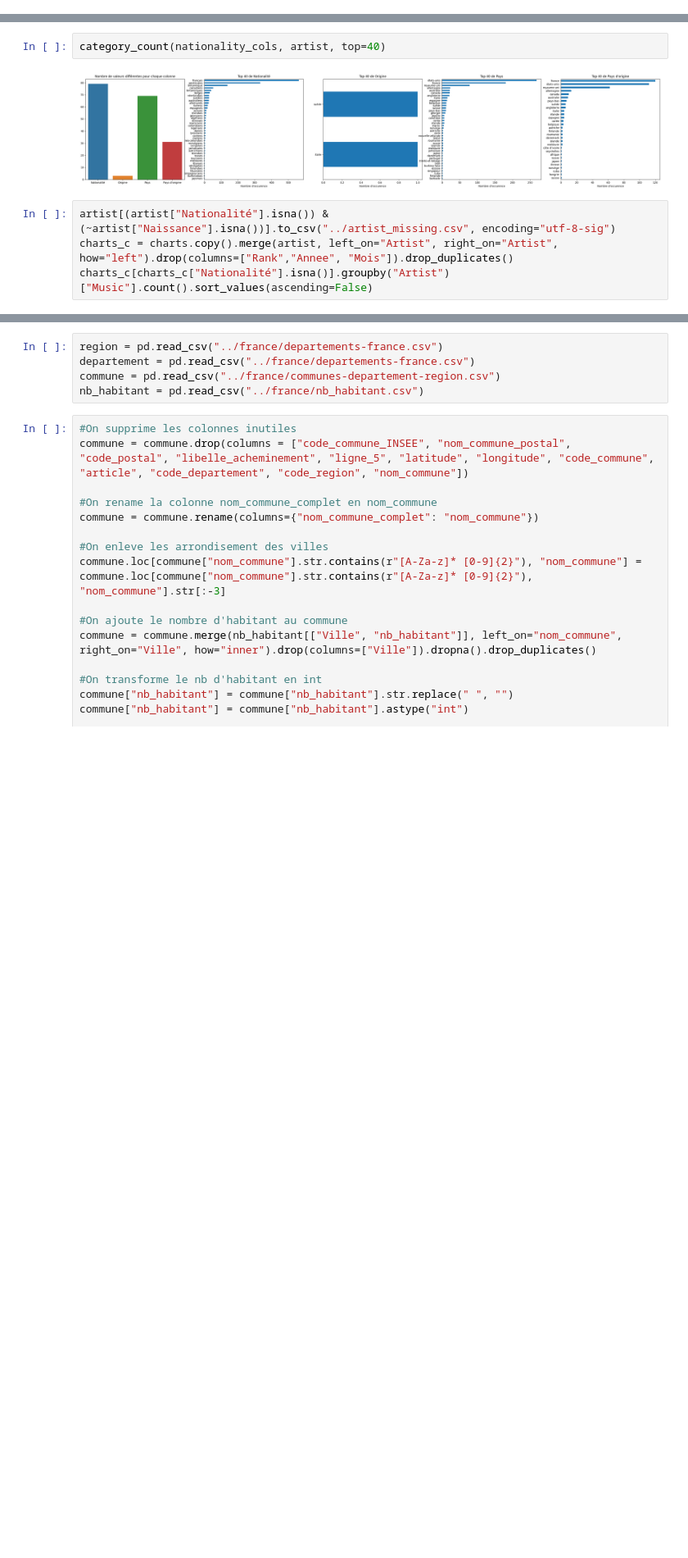
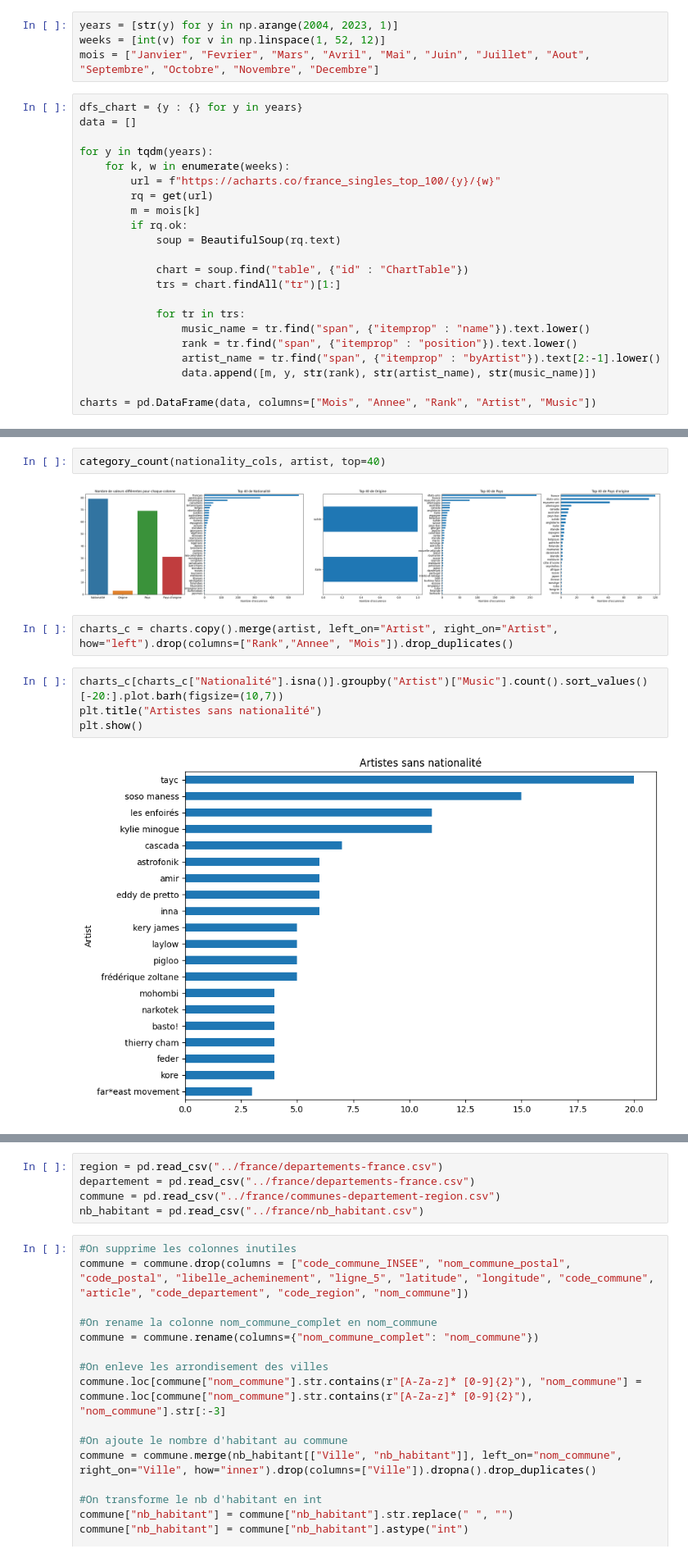
Before and after one commit to StundFR/PFE-Music-Analysis, a Jupyter notebook: stats.ipynb, the cells around one changed output, grey strips where cells are left out. Shown at 82% size. Drawn from its saved outputs; the diff is of its cells as text; blank space fills up the shorter version.

```diff
--- a/stats.ipynb
+++ b/stats.ipynb
@@ -12,0 +20,26 @@ from textwrap import wrap
+# %%
+years = [str(y) for y in np.arange(2004, 2023, 1)]
+weeks = [int(v) for v in np.linspace(1, 52, 12)]
+mois = ["Janvier", "Fevrier", "Mars", "Avril", "Mai", "Juin", "Juillet", "Aout", "Septembre", "Octobre", "Novembre", "Decembre"]
+# %%
+dfs_chart = {y : {} for y in years}
+data = []
+
+for y in tqdm(years):
+    for k, w in enumerate(weeks):
+        url = f"https://acharts.co/france_singles_top_100/{y}/{w}"
+        rq = get(url)
+        m = mois[k]
+        if rq.ok:
+            soup = BeautifulSoup(rq.text)
+
+            chart = soup.find("table", {"id" : "ChartTable"})
+            trs = chart.findAll("tr")[1:]
+
+            for tr in trs:
+                music_name = tr.find("span", {"itemprop" : "name"}).text.lower()
+                rank = tr.find("span", {"itemprop" : "position"}).text.lower()
+                artist_name = tr.find("span", {"itemprop" : "byArtist"}).text[2:-1].lower()
+                data.append([m, y, str(rank), str(artist_name), str(music_name)])
+
+charts = pd.DataFrame(data, columns=["Mois", "Annee", "Rank", "Artist", "Music"])
@@ -349,6 +584,10 @@ category_count(nationality_cols, artist, top=40)
 # %% [output]
 [figure]
 # %%
-artist[(artist["Nationalité"].isna()) & (~artist["Naissance"].isna())].to_csv("../artist_missing.csv", encoding="utf-8-sig")
 charts_c = charts.copy().merge(artist, left_on="Artist", right_on="Artist", how="left").drop(columns=["Rank","Annee", "Mois"]).drop_duplicates()
-charts_c[charts_c["Nationalité"].isna()].groupby("Artist")["Music"].count().sort_values(ascending=False)
+# %%
+charts_c[charts_c["Nationalité"].isna()].groupby("Artist")["Music"].count().sort_values()[-20:].plot.barh(figsize=(10,7))
+plt.title("Artistes sans nationalité")
+plt.show()
+# %% [output]
+[figure, added]
```
Also changed, not shown: parts of 45 cells of this notebook, 1 other file.
